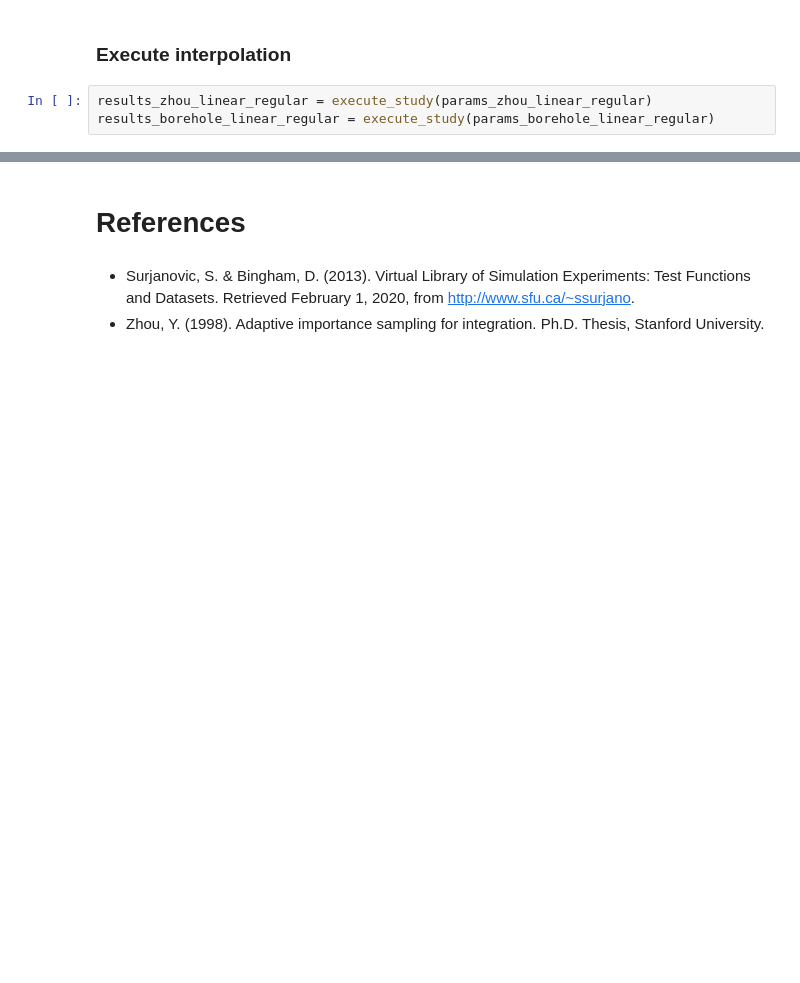
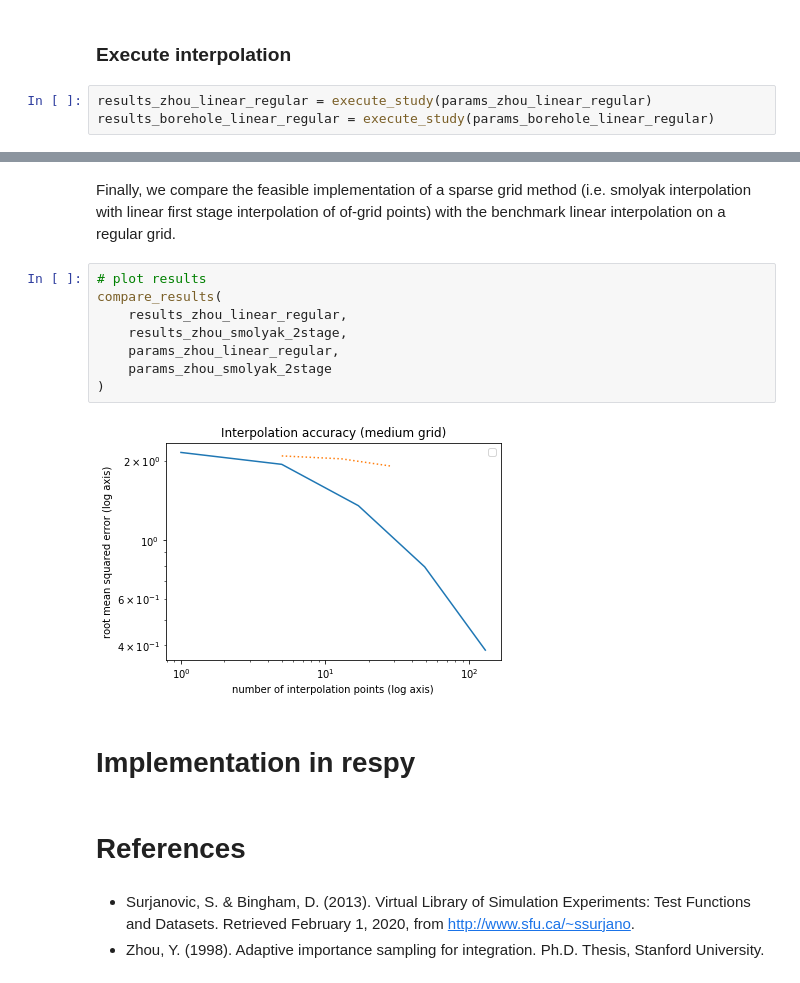
Before and after one commit to simonjheiler/function_approximation, a Jupyter notebook: student_project.ipynb, the cells around one changed output, grey strips where cells are left out. Saved outputs shown, nothing was run; the diff lists cells and outputs as text; blank space fills up the shorter version.

```diff
--- a/student_project.ipynb
+++ b/student_project.ipynb
@@ -220,3 +322,17 @@ plot_results(results_borehole_linear_regular, params_borehole_linear_regular)
+# %% [markdown]
+Finally, we compare the feasible implementation of a sparse grid method (i.e. smolyak interpolation with linear first stage interpolation of of-grid points) with the benchmark linear interpolation on a regular grid.
+# %%
+# plot results
+compare_results(
+    results_zhou_linear_regular,
+    results_zhou_smolyak_2stage,
+    params_zhou_linear_regular,
+    params_zhou_smolyak_2stage
+)
+# %% [output]
+[figure, added]
+# %% [markdown]
+# Implementation in respy
 # %% [markdown]
 # References
 # %% [markdown]
```
Also changed, not shown: parts of 30 cells of this notebook, 2 other files.
